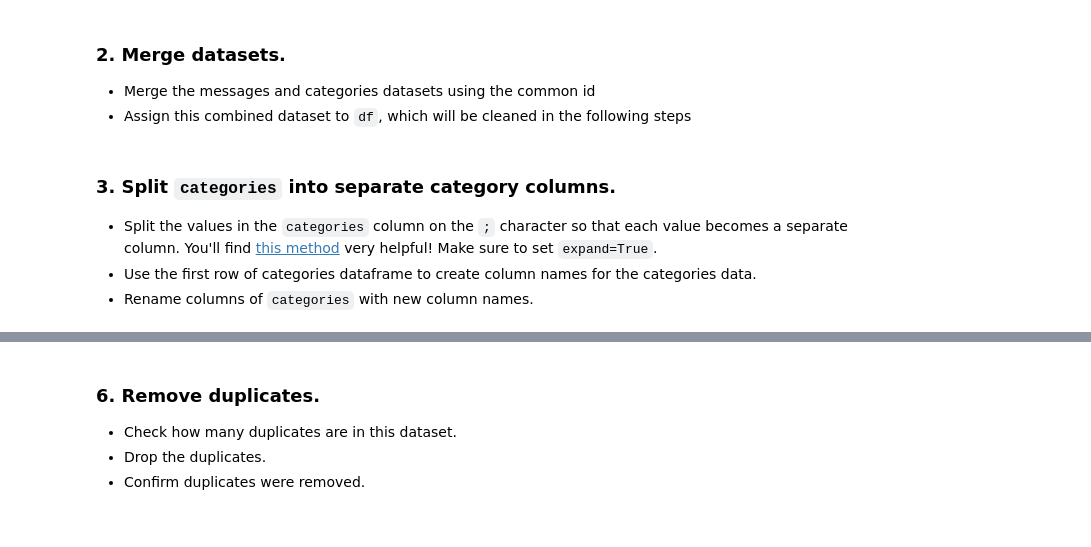
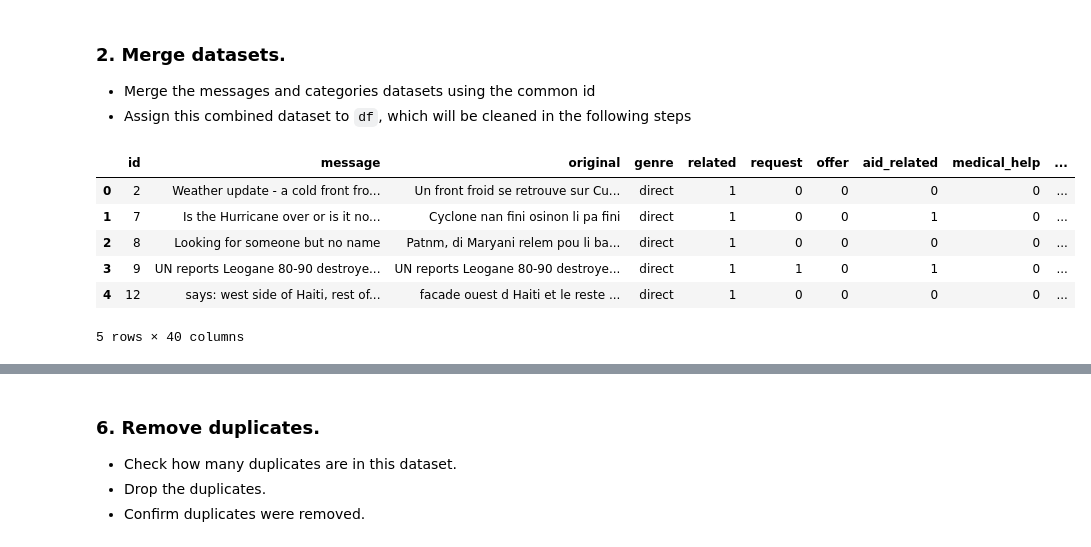
Before and after one commit to michael-zeller/udacity_cd0018, a Jupyter notebook: notebooks/ETL Pipeline Preparation.ipynb, the cells around one changed output, grey strips where cells are left out. Saved outputs shown, nothing was run; the diff lists cells and outputs as text; code cells hidden in the pictures.

Commit message:
completed etl-notebook, transfer to process_data.py

```diff
--- a/notebooks/ETL Pipeline Preparation.ipynb
+++ b/notebooks/ETL Pipeline Preparation.ipynb
@@ -24,3 +31,25 @@ categories.head()
 | 2 | 8 | related-1;request-0;offer-0;aid_r... |
 | 3 | 9 | related-1;request-1;offer-0;aid_r... |
 | 4 | 12 | related-1;request-0;offer-0;aid_r... |
+# %%
+# Split the categories column into separate category columns
+categories_split = categories['categories'].str.split(';', expand=True)
+
+# Select the first row of the categories dataframe
+row = categories_split.iloc[0]
+
+# Extract a list of new column names for categories
+category_colnames = row.apply(lambda x: x.split('-')[0])
+
+# Rename the columns of `categories_split`
+categories_split.columns = category_colnames
+
+# Convert category values to just numbers 0 or 1
+for column in categories_split:
+    # Set each value to be the last character of the string and convert to numeric
+    categories_split[column] = categories_split[column].str[-1].astype(int)
+
+# Concatenate the original dataframe with the new `categories_split` dataframe
+categories = pd.concat([categories.drop('categories', axis=1), categories_split], axis=1)
+
+categories.head()
@@ -30,10 +67,13 @@ categories.head()
 - Assign this combined dataset to `df`, which will be cleaned in the following steps
 # %%
 # merge datasets
-df =
+df =   pd.merge(messages, categories, on='id')
 df.head()
+# %% [output]
+|  | id | message | original | genre | related | request | offer | aid_related | medical_help | ... |
+| 0 | 2 | Weather update - a cold front fro... | Un front froid se retrouve sur Cu... | direct | 1 | 0 | 0 | 0 | 0 | ... |
+| 1 | 7 | Is the Hurricane over or is it no... | Cyclone nan fini osinon li pa fini | direct | 1 | 0 | 0 | 1 | 0 | ... |
+| 2 | 8 | Looking for someone but no name | Patnm, di Maryani relem pou li ba... | direct | 1 | 0 | 0 | 0 | 0 | ... |
+| 3 | 9 | UN reports Leogane 80-90 destroye... | UN reports Leogane 80-90 destroye... | direct | 1 | 1 | 0 | 1 | 0 | ... |
+| 4 | 12 | says: west side of Haiti, rest of... | facade ouest d Haiti et le reste ... | direct | 1 | 0 | 0 | 0 | 0 | ... |
+5 rows × 40 columns
-# %% [markdown]
-### 3. Split `categories` into separate category columns.
-- Split the values in the `categories` column on the `;` character so that each value becomes a separate column. You'll find [this method](https://pandas.pydata.org/pandas-docs/version/0.23/generated/pandas.Series.str.split.html) very helpful! Make sure to set `expand=True`.
-- Use the first row of categories dataframe to create column names for the categories data.
-- Rename columns of `categories` with new column names.
```
Also changed, not shown: parts of 14 cells of this notebook, 1 other file.
